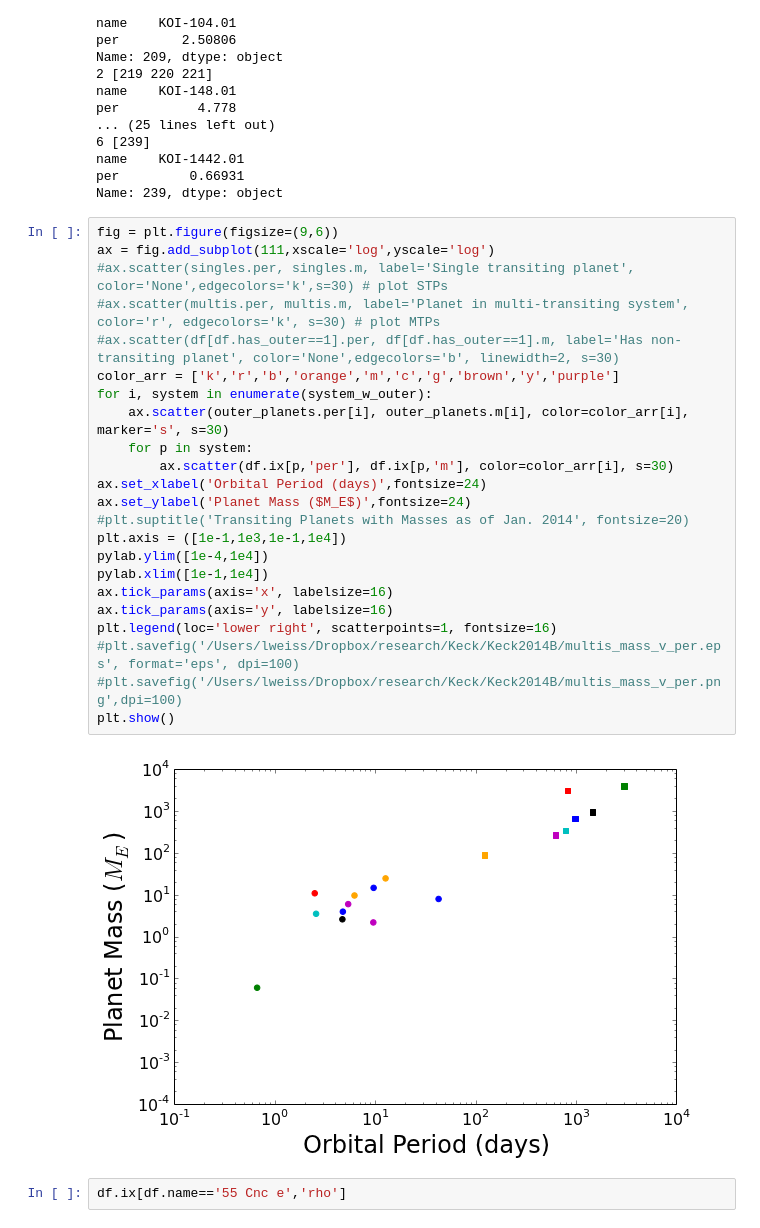
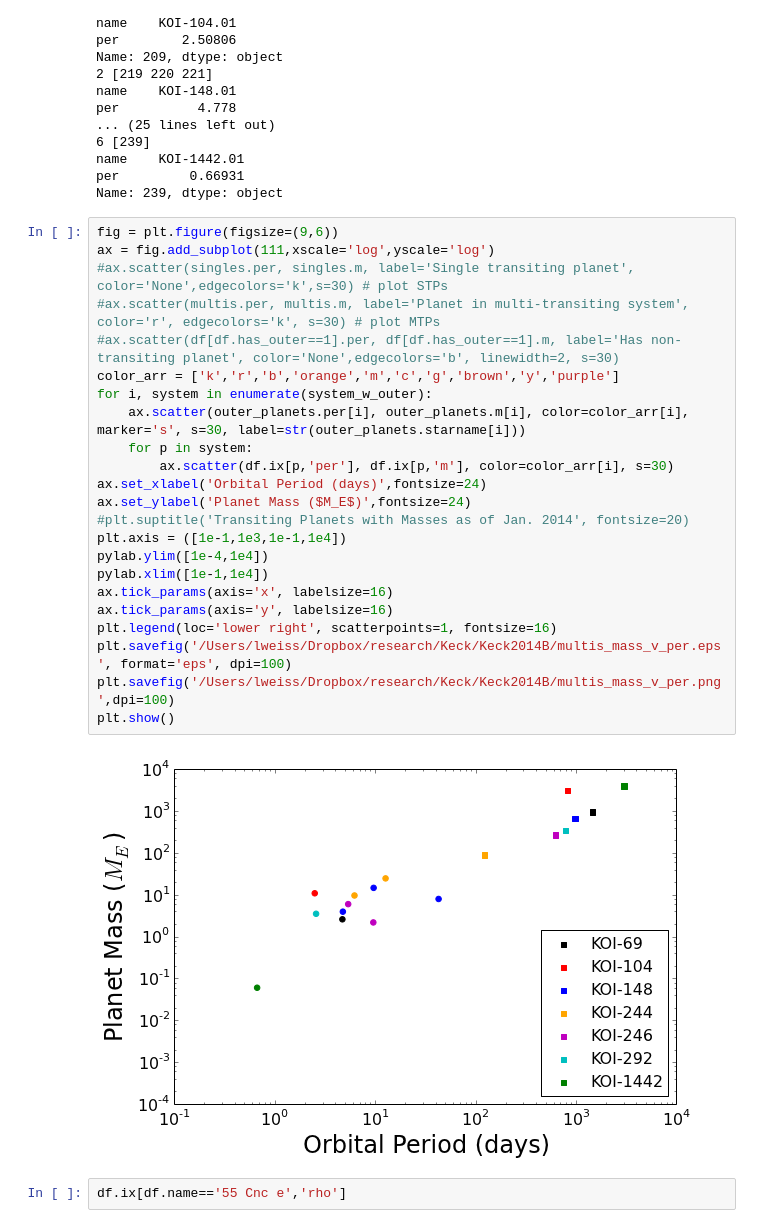
Before and after one commit to sealauren/IDL-programs, a Jupyter notebook: doppler_rvs/75732/multiplanet_stats.ipynb, the cells around one changed output. Saved outputs shown, nothing was run; the diff lists cells and outputs as text.

Commit message:
Added legend that gives starname of each system.

```diff
--- a/doppler_rvs/75732/multiplanet_stats.ipynb
+++ b/doppler_rvs/75732/multiplanet_stats.ipynb
@@ -145,28 +124,28 @@ Name: 239, dtype: object
 # %%
 fig = plt.figure(figsize=(9,6))
 ax = fig.add_subplot(111,xscale='log',yscale='log')
 #ax.scatter(singles.per, singles.m, label='Single transiting planet', color='None',edgecolors='k',s=30) # plot STPs
 #ax.scatter(multis.per, multis.m, label='Planet in multi-transiting system', color='r', edgecolors='k', s=30) # plot MTPs
 #ax.scatter(df[df.has_outer==1].per, df[df.has_outer==1].m, label='Has non-transiting planet', color='None',edgecolors='b', linewidth=2, s=30)
 color_arr = ['k','r','b','orange','m','c','g','brown','y','purple']
 for i, system in enumerate(system_w_outer):
-    ax.scatter(outer_planets.per[i], outer_planets.m[i], color=color_arr[i], marker='s', s=30)
+    ax.scatter(outer_planets.per[i], outer_planets.m[i], color=color_arr[i], marker='s', s=30, label=str(outer_planets.starname[i]))
     for p in system:
         ax.scatter(df.ix[p,'per'], df.ix[p,'m'], color=color_arr[i], s=30)
 ax.set_xlabel('Orbital Period (days)',fontsize=24)
 ax.set_ylabel('Planet Mass ($M_E$)',fontsize=24)
 #plt.suptitle('Transiting Planets with Masses as of Jan. 2014', fontsize=20)
 plt.axis = ([1e-1,1e3,1e-1,1e4])
 pylab.ylim([1e-4,1e4])
 pylab.xlim([1e-1,1e4])
 ax.tick_params(axis='x', labelsize=16)
 ax.tick_params(axis='y', labelsize=16)
 plt.legend(loc='lower right', scatterpoints=1, fontsize=16)
-#plt.savefig('/Users/lweiss/Dropbox/research/Keck/Keck2014B/multis_mass_v_per.eps', format='eps', dpi=100)
-#plt.savefig('/Users/lweiss/Dropbox/research/Keck/Keck2014B/multis_mass_v_per.png',dpi=100)
+plt.savefig('/Users/lweiss/Dropbox/research/Keck/Keck2014B/multis_mass_v_per.eps', format='eps', dpi=100)
+plt.savefig('/Users/lweiss/Dropbox/research/Keck/Keck2014B/multis_mass_v_per.png',dpi=100)
 plt.show()
 # %% [output]
-[figure, old version]
+[figure, new version]
 # %%
 df.ix[df.name=='55 Cnc e','rho']
 # %% [output]
```
Also changed, not shown: parts of 1 cell of this notebook.
